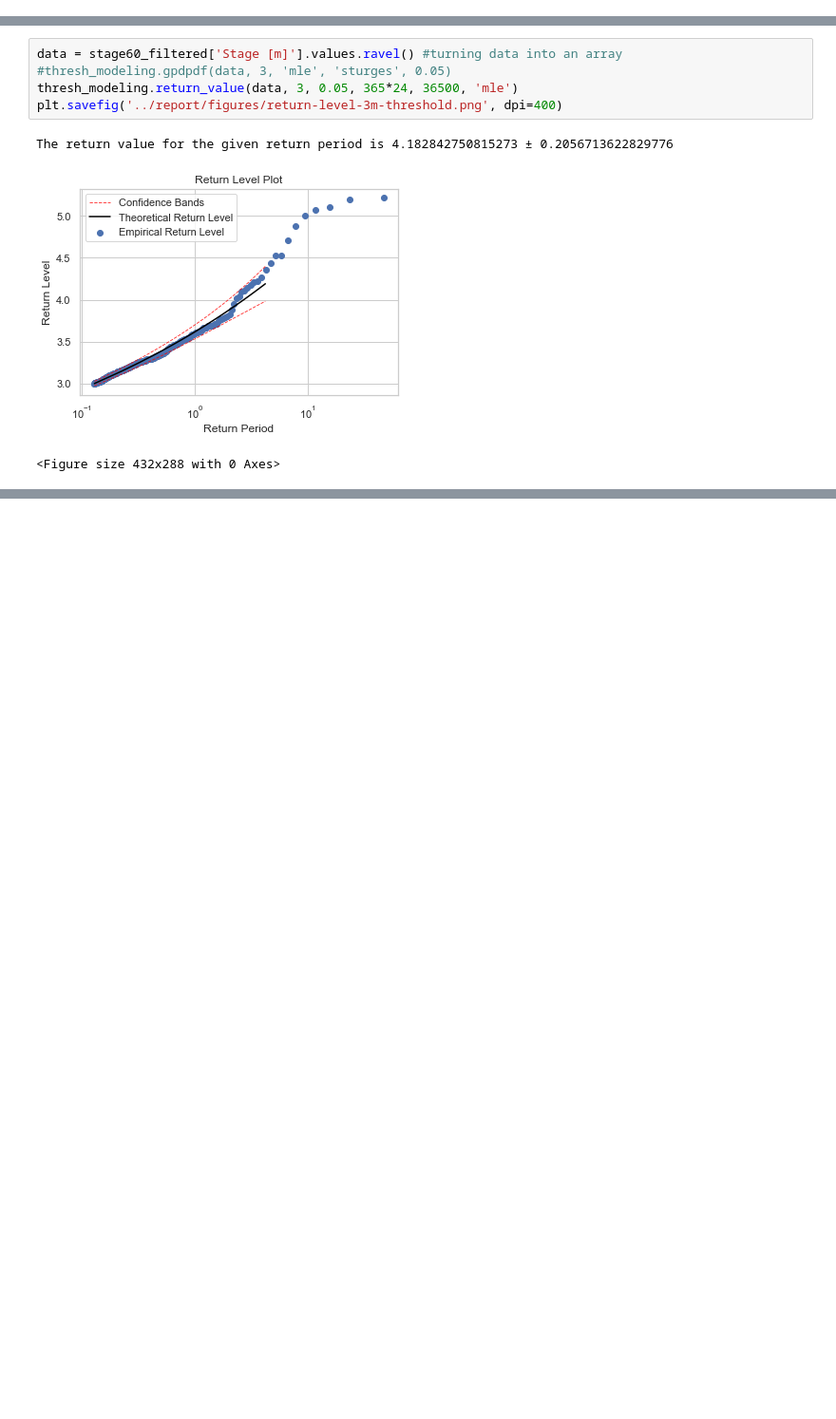
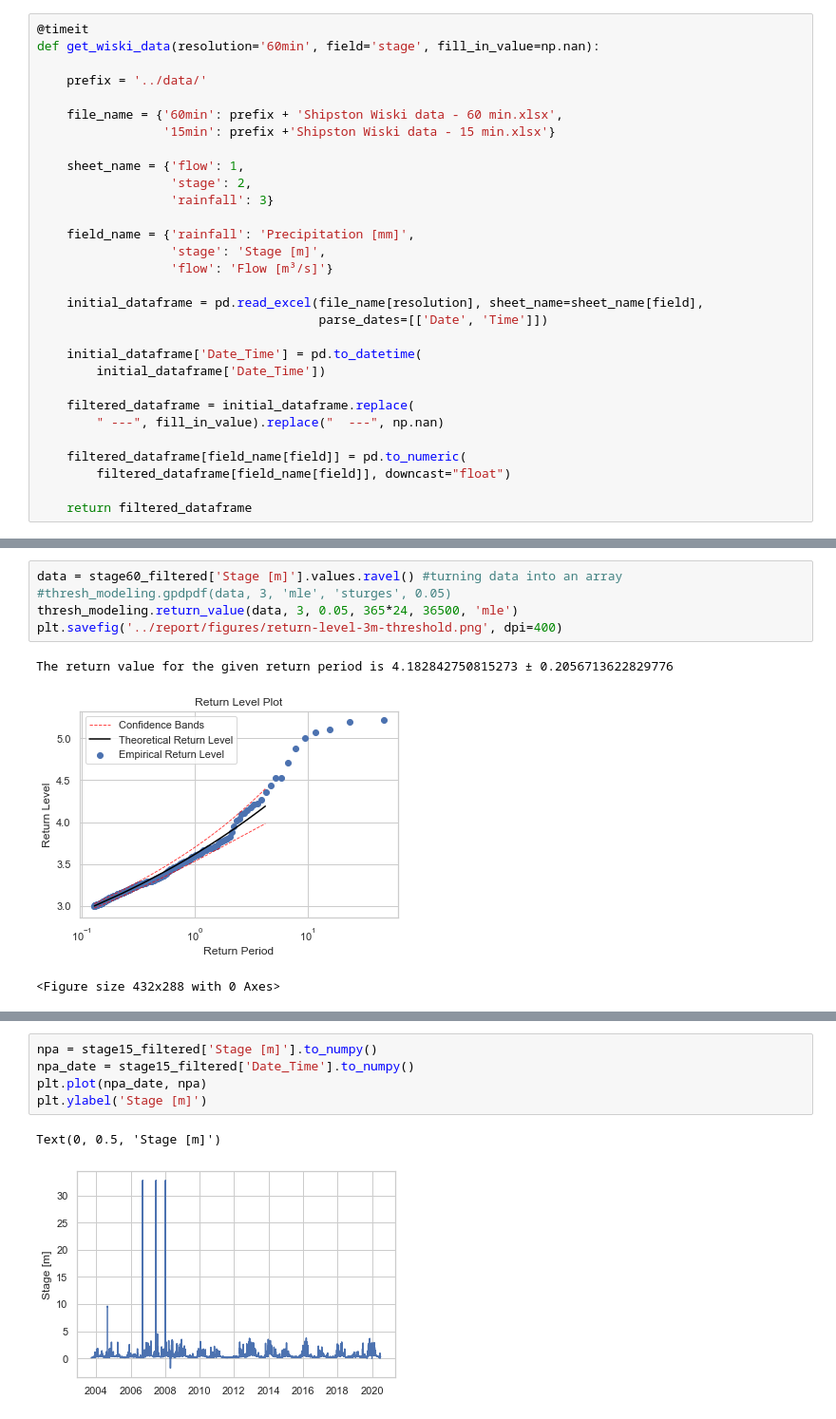
Before and after one commit to ai4er-cdt/flood_risk_shipston, a Jupyter notebook: notebooks/sdat_extremes_thresholdmodelling.ipynb, the cells around one changed output, grey strips where cells are left out. Shown at 95% size. Drawn from its saved outputs; the diff is of its cells as text; blank space fills up the shorter version.

```diff
--- a/notebooks/sdat_extremes_thresholdmodelling.ipynb
+++ b/notebooks/sdat_extremes_thresholdmodelling.ipynb
@@ -143,0 +163,30 @@ array([0.472, 0.468, 0.463, ..., 0.28 , 0.281, 0.282], dtype=float32)
+# %%
+@timeit
+def get_wiski_data(resolution='60min', field='stage', fill_in_value=np.nan):
+
+    prefix = '../data/'
+
+    file_name = {'60min': prefix + 'Shipston Wiski data - 60 min.xlsx',
+                 '15min': prefix +'Shipston Wiski data - 15 min.xlsx'}
+
+    sheet_name = {'flow': 1,
+                  'stage': 2,
+                  'rainfall': 3}
+
+    field_name = {'rainfall': 'Precipitation [mm]',
+                  'stage': 'Stage [m]',
+                  'flow': 'Flow [m³/s]'}
+
+    initial_dataframe = pd.read_excel(file_name[resolution], sheet_name=sheet_name[field],
+                                      parse_dates=[['Date', 'Time']])
+
+    initial_dataframe['Date_Time'] = pd.to_datetime(
+        initial_dataframe['Date_Time'])
+
+    filtered_dataframe = initial_dataframe.replace(
+        " ---", fill_in_value).replace("  ---", np.nan)
+
+    filtered_dataframe[field_name[field]] = pd.to_numeric(
+        filtered_dataframe[field_name[field]], downcast="float")
+
+    return filtered_dataframe
@@ -258,0 +353,8 @@ import matplotlib.pyplot as plt
+# %%
+npa = stage15_filtered['Stage [m]'].to_numpy()
+npa_date = stage15_filtered['Date_Time'].to_numpy()
+plt.plot(npa_date, npa)
+plt.ylabel('Stage [m]')
+# %% [output]
+Text(0, 0.5, 'Stage [m]')
+[figure, added]
```
Also changed, not shown: parts of 17 cells of this notebook, 4 other files.
